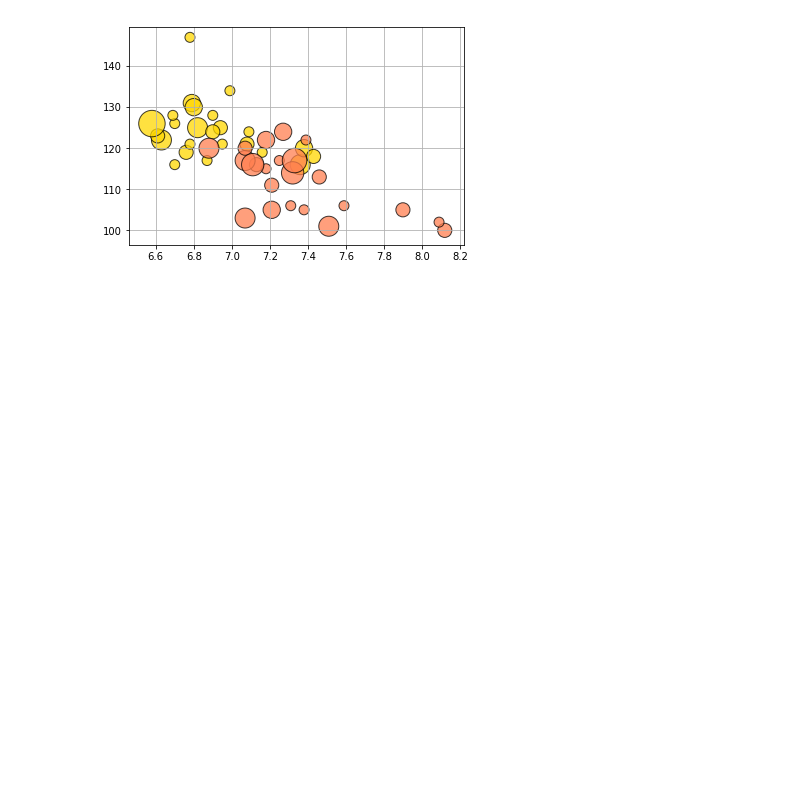
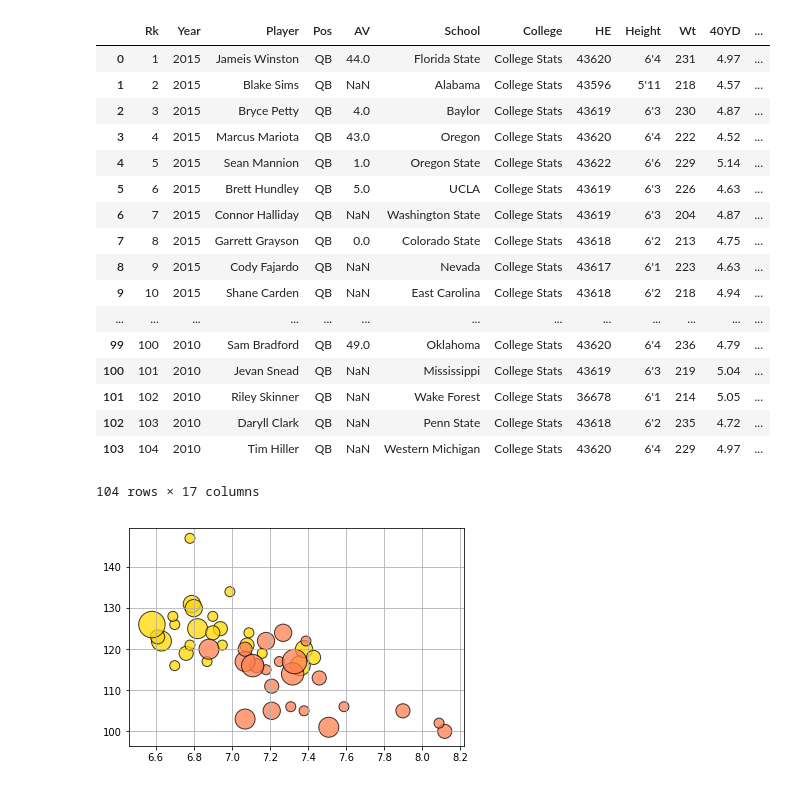
Before and after one commit to lucyhohler/Panda_Express_Project, a Jupyter notebook: NFLCombine.ipynb, the cells around one changed output. Drawn from its saved outputs; the diff is of its cells as text; code cells hidden in the pictures; blank space fills up the shorter version.

Commit message:
Cleaned up majority of data; combined code

```diff
--- a/NFLCombine.ipynb
+++ b/NFLCombine.ipynb
@@ -4,6 +4,16 @@ import pandas as pd
 import matplotlib.pyplot as plt
 # %%
 #Setting Datasets
+
+#Quarterback Data
+QB2010to2015 = "Resources/QB_2010_to_2015.csv"
+
+#Runingback Data
+RB2010to2015 = "Resources/RB_2010_to_2015.csv"
+
+#LB Data
+OLB2010to2015 = "Resources/OLB_2010_to_2015.csv"
+ILB2010to2015 = "Resources/ILB_2010_to_2015.csv"
 
 #Defensive Line Data
 DL2010 = "Resources/DL2010.csv"
@@ -12,6 +22,17 @@ DL2012 = "Resources/DL2012.csv"
 DL2013 = "Resources/DL2013.csv"
 DL2014 = "Resources/DL2014.csv"
 DL2015 = "Resources/DL2015.csv"
+
+#OL Data
+OL2010to2013 = "Resources/OL2010_2013.csv"
+OL2014to2015 = "Resources/OL2014_2015.csv"
+
+#TE Data
+TE2010to2015 = "Resources/TE2010_2015.csv"
+
+#Receiver Data
+WR2010to2013 = "Resources/WR2010_2013.csv"
+WR2014to2015 = "Resources/WR2014_2015.csv"
 
 #Defensive Backs Data
 FS2010to2015 = "Resources/FS2010to2015.csv"
@@ -30,31 +51,69 @@ PB2017 = "Resources/ProBowl2017.csv"
 PB2018 = "Resources/ProBowl2018.csv"
 # %%
 #Loading into DataFrame
+
+#QB DataFrame
+QB_2010to2015_df = pd.read_csv(QB2010to2015, encoding="utf-8")
+
+#RB DataFrame
+RB_2010to2015_df = pd.read_csv(RB2010to2015, encoding="utf-8")
+
+#LB DataFrames
+ILB_2010to2015_df = pd.read_csv(ILB2010to2015, encoding="utf-8")
+OLB_2010to2015_df = pd.read_csv(OLB2010to2015, encoding="utf-8")
 
 #DL DataFrame
 DL_2010_df = pd.read_csv(DL2010, encoding="utf-8")
 DL_2011_df = pd.read_csv(DL2011, encoding="utf-8")
 DL_2012_df = pd.read_csv(DL2012, encoding="utf-8")
 DL_2013_df = pd.read_csv(DL2013, encoding="utf-8")
 DL_2014_df = pd.read_csv(DL2014, encoding="utf-8")
 DL_2015_df = pd.read_csv(DL2015, encoding="utf-8")
 
 #DB DataFrame
 FS_2010to2015_df = pd.read_csv(FS2010to2015, encoding="utf-8")
 SS_2010to2015_df = pd.read_csv(SS2010to2015, encoding="utf-8")
 CB_2010to2012_df = pd.read_csv(CB2010to2012, encoding="utf-8")
 CB_2013to2015_df = pd.read_csv(CB2013to2015, encoding="utf-8")
 
+#OL DataFrame
+OL2010to2013_df = pd.read_csv(OL2010to2013, encoding="utf-8")
+OL2014to2015_df = pd.read_csv(OL2014to2015, encoding="utf-8")
+
+#TE DataFrame
+TE2010to2015_df = pd.read_csv(TE2010to2015, encoding="utf-8")
+
+#WR DataFrame
+WR2010to2013_df = pd.read_csv(WR2010to2013, encoding="utf-8")
+WR2014to2015_df = pd.read_csv(WR2014to2015, encoding="utf-8")
+
 #ProBowl DataFrames
 PB2011_df = pd.read_csv(PB2011, encoding='utf-8')
 PB2012_df = pd.read_csv(PB2012, encoding='utf-8')
 PB2013_df = pd.read_csv(PB2013, encoding='utf-8')
 PB2014_df = pd.read_csv(PB2014, encoding='utf-8')
 PB2015_df = pd.read_csv(PB2015, encoding='utf-8')
 PB2016_df = pd.read_csv(PB2016, encoding='utf-8')
 PB2017_df = pd.read_csv(PB2017, encoding='utf-8')
 PB2018_df = pd.read_csv(PB2018, encoding='utf-8')
-
-asdfghjkl;dsfdssdfasdf
+# %% [output]
+|  | Rk | Year | Player | Pos | AV | School | College | HE | Height | Wt | 40YD | ... |
+| 0 | 1 | 2015 | Jameis Winston | QB | 44.0 | Florida State | College Stats | 43620 | 6'4 | 231 | 4.97 | ... |
+| 1 | 2 | 2015 | Blake Sims | QB | NaN | Alabama | College Stats | 43596 | 5'11 | 218 | 4.57 | ... |
+| 2 | 3 | 2015 | Bryce Petty | QB | 4.0 | Baylor | College Stats | 43619 | 6'3 | 230 | 4.87 | ... |
+| 3 | 4 | 2015 | Marcus Mariota | QB | 43.0 | Oregon | College Stats | 43620 | 6'4 | 222 | 4.52 | ... |
+| 4 | 5 | 2015 | Sean Mannion | QB | 1.0 | Oregon State | College Stats | 43622 | 6'6 | 229 | 5.14 | ... |
+| 5 | 6 | 2015 | Brett Hundley | QB | 5.0 | UCLA | College Stats | 43619 | 6'3 | 226 | 4.63 | ... |
+| 6 | 7 | 2015 | Connor Halliday | QB | NaN | Washington State | College Stats | 43619 | 6'3 | 204 | 4.87 | ... |
+| 7 | 8 | 2015 | Garrett Grayson | QB | 0.0 | Colorado State | College Stats | 43618 | 6'2 | 213 | 4.75 | ... |
+| 8 | 9 | 2015 | Cody Fajardo | QB | NaN | Nevada | College Stats | 43617 | 6'1 | 223 | 4.63 | ... |
+| 9 | 10 | 2015 | Shane Carden | QB | NaN | East Carolina | College Stats | 43618 | 6'2 | 218 | 4.94 | ... |
+| ... | ... | ... | ... | ... | ... | ... | ... | ... | ... | ... | ... | ... |
+| 99 | 100 | 2010 | Sam Bradford | QB | 49.0 | Oklahoma | College Stats | 43620 | 6'4 | 236 | 4.79 | ... |
+| 100 | 101 | 2010 | Jevan Snead | QB | NaN | Mississippi | College Stats | 43619 | 6'3 | 219 | 5.04 | ... |
+| 101 | 102 | 2010 | Riley Skinner | QB | NaN | Wake Forest | College Stats | 36678 | 6'1 | 214 | 5.05 | ... |
+| 102 | 103 | 2010 | Daryll Clark | QB | NaN | Penn State | College Stats | 43618 | 6'2 | 235 | 4.72 | ... |
+| 103 | 104 | 2010 | Tim Hiller | QB | NaN | Western Michigan | College Stats | 43620 | 6'4 | 229 | 4.97 | ... |
+104 rows × 17 columns
 # %%
 #Replacing names of positions for easier data analysis
```
Also changed, not shown: parts of 3 cells of this notebook, 1 other file.
